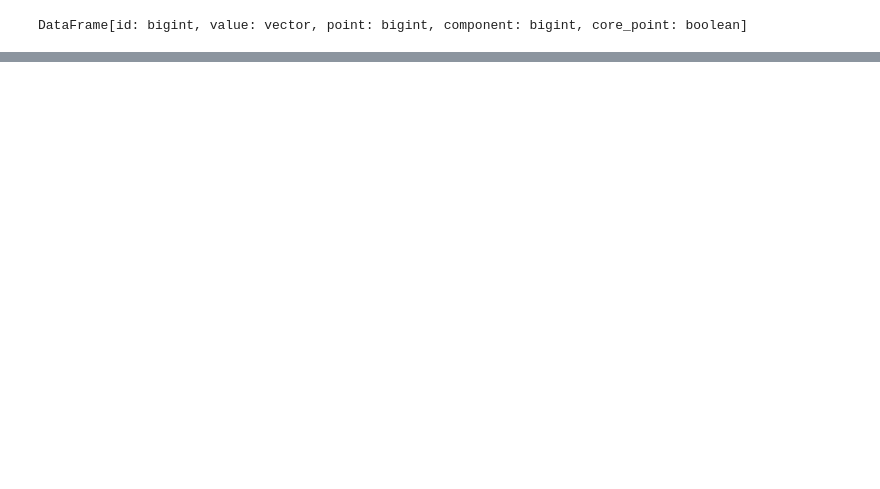
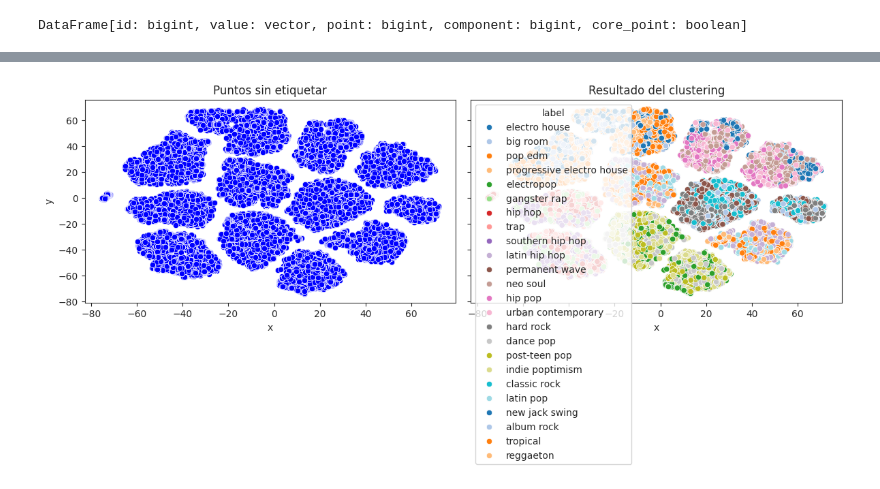
Before and after one commit to hexecoded/BD_Spark, a Jupyter notebook: DBSCAN/DBSCAN_FINAL.ipynb, the cells around one changed output, grey strips where cells are left out. Cells and saved outputs as stored; diff of their text form; code cells hidden in the pictures; blank space fills up the shorter version.

```diff
--- a/DBSCAN/DBSCAN_FINAL.ipynb
+++ b/DBSCAN/DBSCAN_FINAL.ipynb
@@ -977,3 +1091,7 @@ plot_result(X_pca, df_results["component"])
+# %%
+plot_result(X_tsne, df_etiq_subgeneros["playlist_subgenre"])
+# %% [output]
+[figure, added]
 # %% [markdown]
 <a style='text-decoration:none;line-height:16px;display:flex;color:#5B5B62;padding:10px;justify-content:end;' href='https://deepnote.com?utm_source=created-in-deepnote-cell&projectId=97fa435b-89c8-4b22-a4df-60f2ff3508a1' target="_blank">
 <img alt='Created in deepnote.com' style='display:inline;max-height:16px;margin:0px;margin-right:7.5px;' src='embedded-picture-1' > </img>
```
Also changed, not shown: parts of 29 cells of this notebook, 29 other files.
